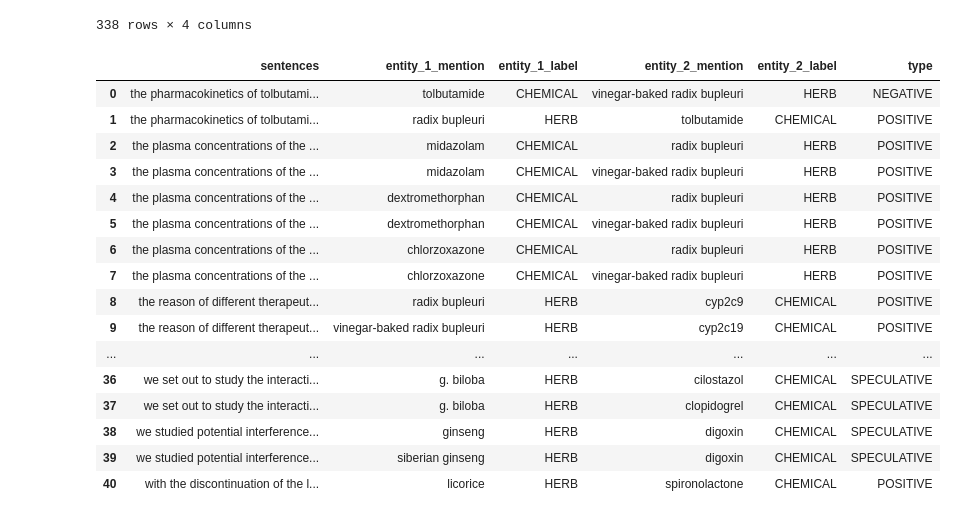
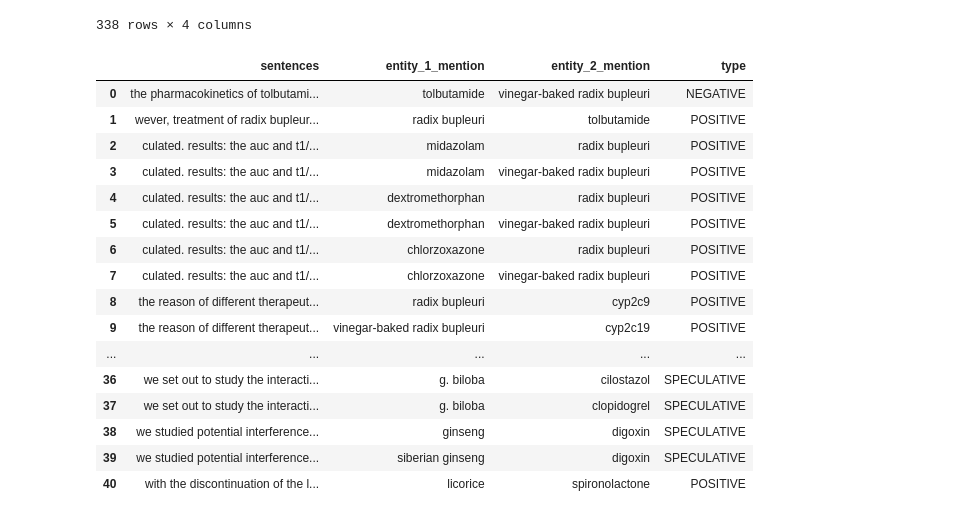
Before and after one commit to erkanotales/bert_herb_drug, a Jupyter notebook: Data_prep.ipynb, the cells around one changed output. Cells and saved outputs as stored; diff of their text form; code cells hidden in the pictures.

```diff
--- a/Data_prep.ipynb
+++ b/Data_prep.ipynb
@@ -281,25 +327,24 @@ train_df
 # %%
-valid_df = pd.DataFrame(valid_data, columns=["sentences", "entity_1_mention", "start1", "end1", "entity_1_label", "entity_2_mention", "start2", "end2", "entity_2_label", "type"])
-valid_df.drop(["start1", "start2", "end1", "end2"], axis=1, inplace=True)
+valid_df = pd.DataFrame(new_valid, columns=["sentences", "entity_1_mention", "entity_2_mention",  "type"])
 valid_df
 # %% [output]
-|  | sentences | entity_1_mention | entity_1_label | entity_2_mention | entity_2_label | type |
-| 0 | the pharmacokinetics of tolbutami... | tolbutamide | CHEMICAL | vinegar-baked radix bupleuri | HERB | NEGATIVE |
-| 1 | the pharmacokinetics of tolbutami... | radix bupleuri | HERB | tolbutamide | CHEMICAL | POSITIVE |
-| 2 | the plasma concentrations of the ... | midazolam | CHEMICAL | radix bupleuri | HERB | POSITIVE |
-| 3 | the plasma concentrations of the ... | midazolam | CHEMICAL | vinegar-baked radix bupleuri | HERB | POSITIVE |
-| 4 | the plasma concentrations of the ... | dextromethorphan | CHEMICAL | radix bupleuri | HERB | POSITIVE |
-| 5 | the plasma concentrations of the ... | dextromethorphan | CHEMICAL | vinegar-baked radix bupleuri | HERB | POSITIVE |
-| 6 | the plasma concentrations of the ... | chlorzoxazone | CHEMICAL | radix bupleuri | HERB | POSITIVE |
-| 7 | the plasma concentrations of the ... | chlorzoxazone | CHEMICAL | vinegar-baked radix bupleuri | HERB | POSITIVE |
-| 8 | the reason of different therapeut... | radix bupleuri | HERB | cyp2c9 | CHEMICAL | POSITIVE |
-| 9 | the reason of different therapeut... | vinegar-baked radix bupleuri | HERB | cyp2c19 | CHEMICAL | POSITIVE |
-| ... | ... | ... | ... | ... | ... | ... |
-| 36 | we set out to study the interacti... | g. biloba | HERB | cilostazol | CHEMICAL | SPECULATIVE |
-| 37 | we set out to study the interacti... | g. biloba | HERB | clopidogrel | CHEMICAL | SPECULATIVE |
-| 38 | we studied potential interference... | ginseng | HERB | digoxin | CHEMICAL | SPECULATIVE |
-| 39 | we studied potential interference... | siberian ginseng | HERB | digoxin | CHEMICAL | SPECULATIVE |
-| 40 | with the discontinuation of the l... | licorice | HERB | spironolactone | CHEMICAL | POSITIVE |
+|  | sentences | entity_1_mention | entity_2_mention | type |
+| 0 | the pharmacokinetics of tolbutami... | tolbutamide | vinegar-baked radix bupleuri | NEGATIVE |
+| 1 | wever, treatment of radix bupleur... | radix bupleuri | tolbutamide | POSITIVE |
+| 2 | culated. results: the auc and t1/... | midazolam | radix bupleuri | POSITIVE |
+| 3 | culated. results: the auc and t1/... | midazolam | vinegar-baked radix bupleuri | POSITIVE |
+| 4 | culated. results: the auc and t1/... | dextromethorphan | radix bupleuri | POSITIVE |
+| 5 | culated. results: the auc and t1/... | dextromethorphan | vinegar-baked radix bupleuri | POSITIVE |
+| 6 | culated. results: the auc and t1/... | chlorzoxazone | radix bupleuri | POSITIVE |
+| 7 | culated. results: the auc and t1/... | chlorzoxazone | vinegar-baked radix bupleuri | POSITIVE |
+| 8 | the reason of different therapeut... | radix bupleuri | cyp2c9 | POSITIVE |
+| 9 | the reason of different therapeut... | vinegar-baked radix bupleuri | cyp2c19 | POSITIVE |
+| ... | ... | ... | ... | ... |
+| 36 | we set out to study the interacti... | g. biloba | cilostazol | SPECULATIVE |
+| 37 | we set out to study the interacti... | g. biloba | clopidogrel | SPECULATIVE |
+| 38 | we studied potential interference... | ginseng | digoxin | SPECULATIVE |
+| 39 | we studied potential interference... | siberian ginseng | digoxin | SPECULATIVE |
+| 40 | with the discontinuation of the l... | licorice | spironolactone | POSITIVE |
 # %%
 from sklearn import model_selection
 def randomKFold_func(df, n_splits=5):
```
Also changed, not shown: parts of 2 cells of this notebook, 4 other files.
